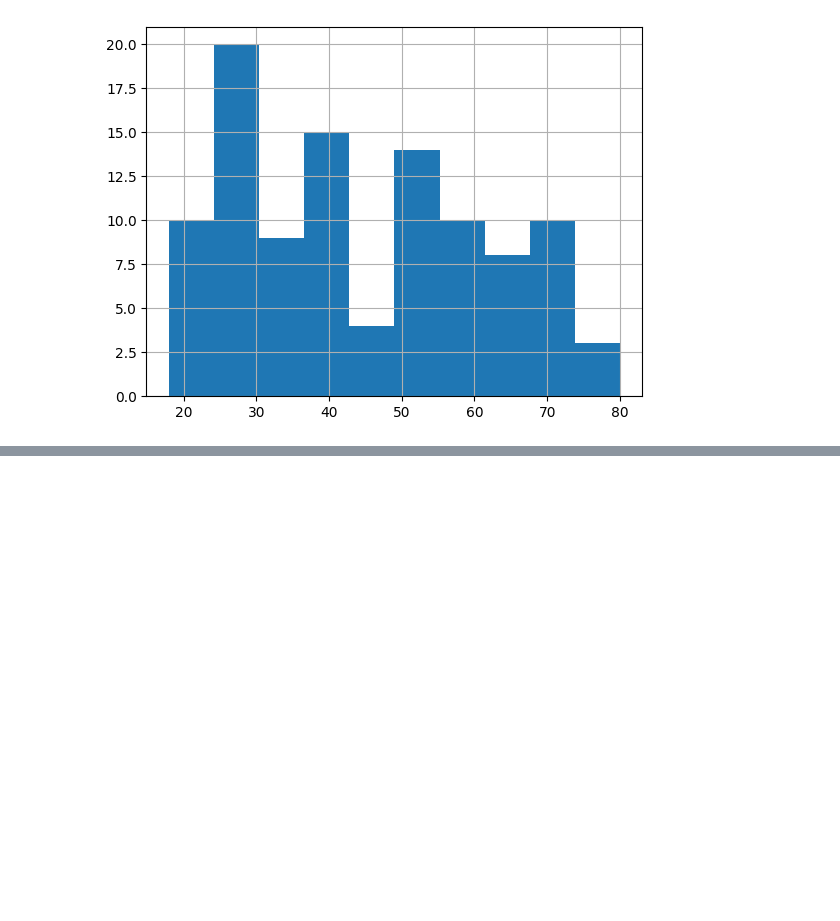
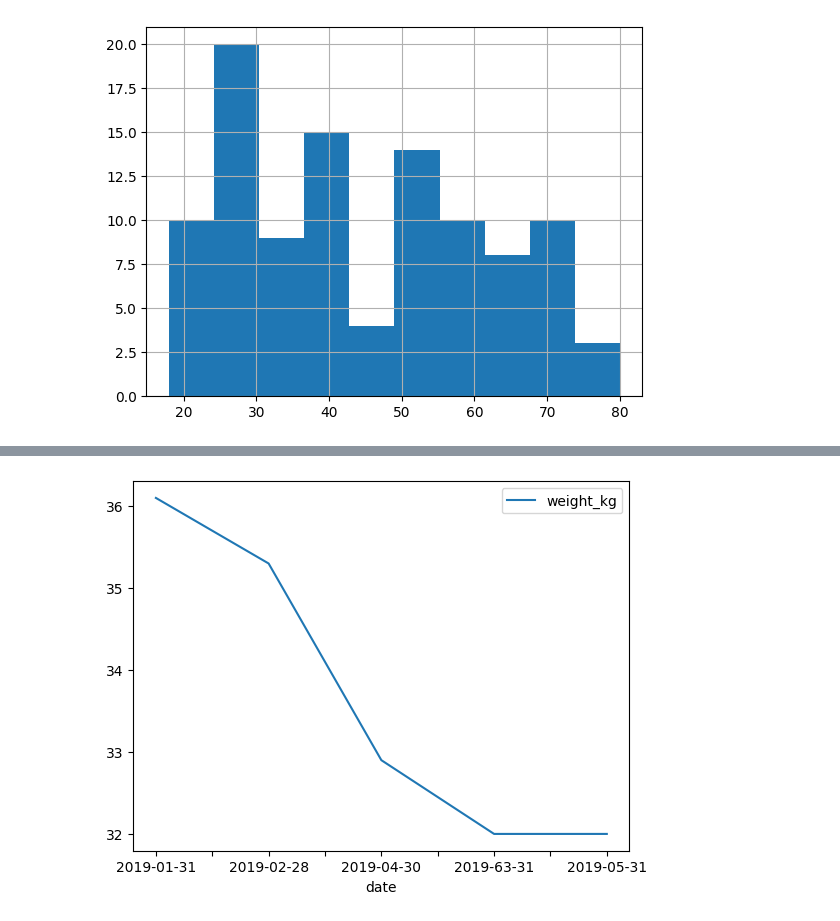
Before and after one commit to YoussefHeshamAlsoly/DataCamp, a Jupyter notebook: 4_Data_Manipulation_with_pandas/4_5_creating_and_visualizing_dataFrames.ipynb, the cells around one changed output, grey strips where cells are left out. Cells and saved outputs as stored; diff of their text form; code cells hidden in the pictures; blank space fills up the shorter version.

```diff
--- a/4_Data_Manipulation_with_pandas/4_5_creating_and_visualizing_dataFrames.ipynb
+++ b/4_Data_Manipulation_with_pandas/4_5_creating_and_visualizing_dataFrames.ipynb
@@ -12,0 +60,3 @@ plt.show()
+# %%
+sully = pd.read_csv("Resources\sully.csv")
+sully
@@ -12,0 +70,5 @@ plt.show()
+# %%
+sully.plot(x="date", y="weight_kg", kind="line")
+plt.show()
+# %% [output]
+[figure, added]
```
Also changed, not shown: parts of 15 cells of this notebook, 5 other files.
